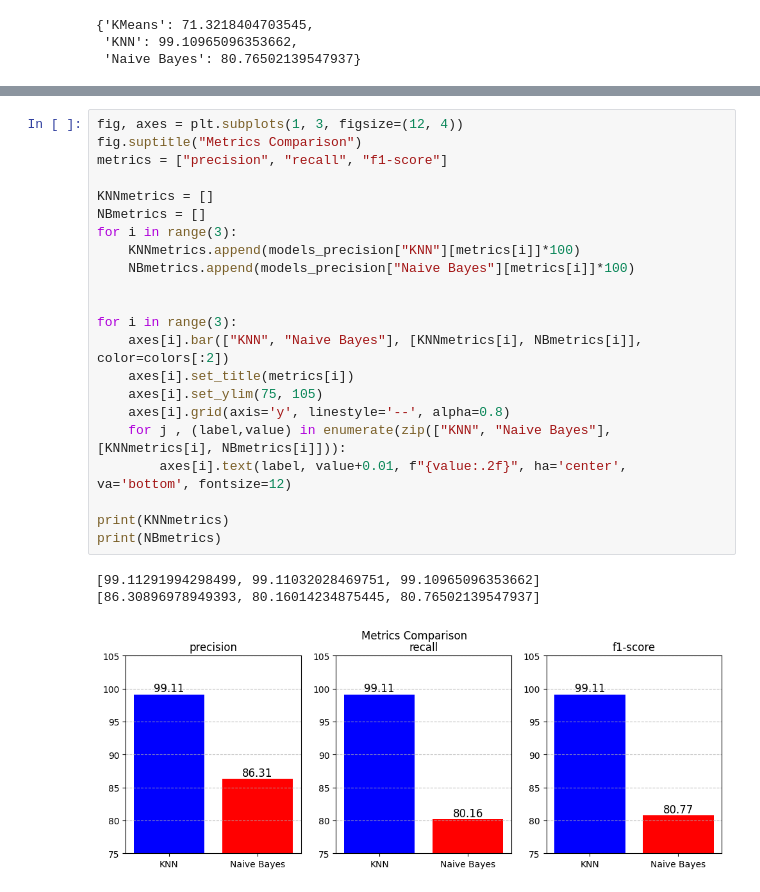
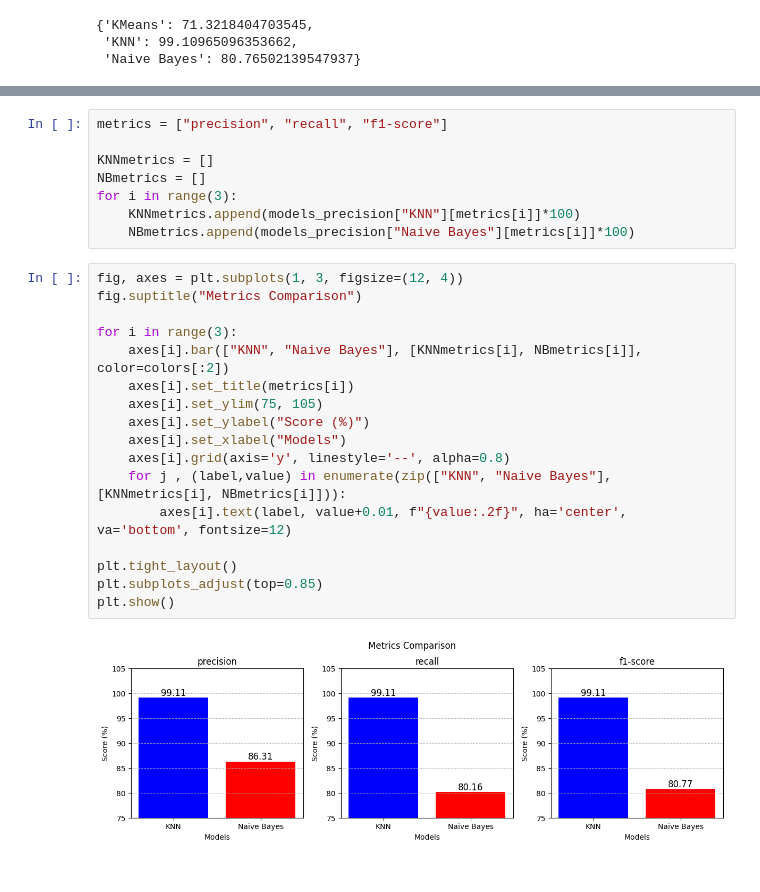
Before and after one commit to Muhammad-Abdullah-Feroz/Macine-Learning, a Jupyter notebook: OCR_Digits.ipynb, the cells around one changed output, grey strips where cells are left out. Drawn from its saved outputs; the diff is of its cells as text.

Commit message:
Refined the Notebook (particularly plots)

```diff
--- a/OCR_Digits.ipynb
+++ b/OCR_Digits.ipynb
@@ -378,26 +381,27 @@ for i , (label,value) in enumerate(precision_scores.items()):
+# %%
+metrics = ["precision", "recall", "f1-score"]
+
+KNNmetrics = []
+NBmetrics = []
+for i in range(3):
+    KNNmetrics.append(models_precision["KNN"][metrics[i]]*100)
+    NBmetrics.append(models_precision["Naive Bayes"][metrics[i]]*100)
 # %%
 fig, axes = plt.subplots(1, 3, figsize=(12, 4))
 fig.suptitle("Metrics Comparison")
-metrics = ["precision", "recall", "f1-score"]
-
-KNNmetrics = []
-NBmetrics = []
-for i in range(3):
-    KNNmetrics.append(models_precision["KNN"][metrics[i]]*100)
-    NBmetrics.append(models_precision["Naive Bayes"][metrics[i]]*100)
-
 
 for i in range(3):
     axes[i].bar(["KNN", "Naive Bayes"], [KNNmetrics[i], NBmetrics[i]], color=colors[:2])
     axes[i].set_title(metrics[i])
     axes[i].set_ylim(75, 105)
+    axes[i].set_ylabel("Score (%)")
+    axes[i].set_xlabel("Models")
     axes[i].grid(axis='y', linestyle='--', alpha=0.8)
     for j , (label,value) in enumerate(zip(["KNN", "Naive Bayes"], [KNNmetrics[i], NBmetrics[i]])):
         axes[i].text(label, value+0.01, f"{value:.2f}", ha='center', va='bottom', fontsize=12)
 
-print(KNNmetrics)
-print(NBmetrics)
+plt.tight_layout()
+plt.subplots_adjust(top=0.85)
+plt.show()
 # %% [output]
-[99.11291994298499, 99.11032028469751, 99.10965096353662]
-[86.30896978949393, 80.16014234875445, 80.76502139547937]
-[figure, old version]
+[figure, new version]
```
Also changed, not shown: parts of 4 cells of this notebook.
